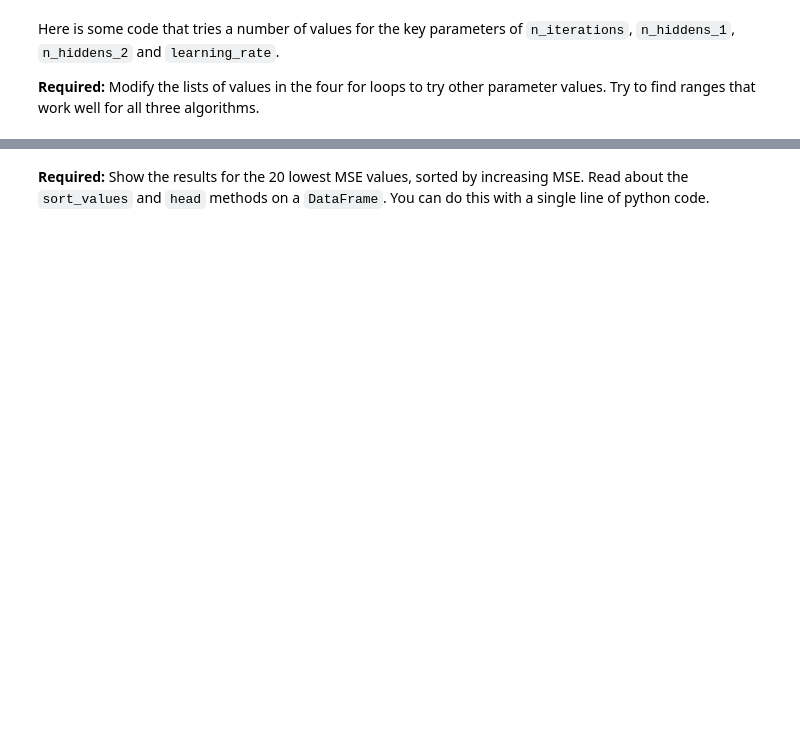
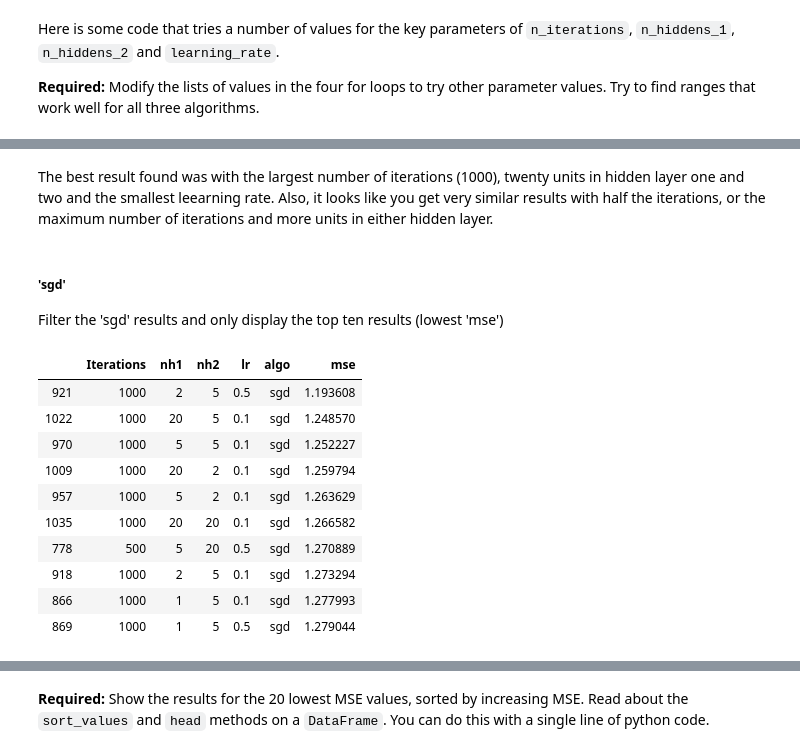
Before and after one commit to bstaab/CS545_MachineLearning, a Jupyter notebook: assignments/A2/Staab-A2.ipynb, the cells around one changed output, grey strips where cells are left out. Drawn from its saved outputs; the diff is of its cells as text; code cells hidden in the pictures; blank space fills up the shorter version.

```diff
--- a/assignments/A2/Staab-A2.ipynb
+++ b/assignments/A2/Staab-A2.ipynb
@@ -374,0 +447,19 @@ results
+# %% [markdown]
+The best result found was with the largest number of iterations (1000), twenty units in hidden layer one and two and the smallest leearning rate. Also, it looks like you get very similar results with half the iterations, or the maximum number of iterations and more units in either hidden layer.
+# %% [markdown]
+##### 'sgd'
+Filter the 'sgd' results and only display the top ten results (lowest 'mse')
+# %%
+results[results.algo == 'sgd'].sort_values(by=['mse'], ascending=True).head(10)
+# %% [output]
+|  | Iterations | nh1 | nh2 | lr | algo | mse |
+| 921 | 1000 | 2 | 5 | 0.5 | sgd | 1.193608 |
+| 1022 | 1000 | 20 | 5 | 0.1 | sgd | 1.248570 |
+| 970 | 1000 | 5 | 5 | 0.1 | sgd | 1.252227 |
+| 1009 | 1000 | 20 | 2 | 0.1 | sgd | 1.259794 |
+| 957 | 1000 | 5 | 2 | 0.1 | sgd | 1.263629 |
+| 1035 | 1000 | 20 | 20 | 0.1 | sgd | 1.266582 |
+| 778 | 500 | 5 | 20 | 0.5 | sgd | 1.270889 |
+| 918 | 1000 | 2 | 5 | 0.1 | sgd | 1.273294 |
+| 866 | 1000 | 1 | 5 | 0.1 | sgd | 1.277993 |
+| 869 | 1000 | 1 | 5 | 0.5 | sgd | 1.279044 |
```
Also changed, not shown: parts of 57 cells of this notebook.
